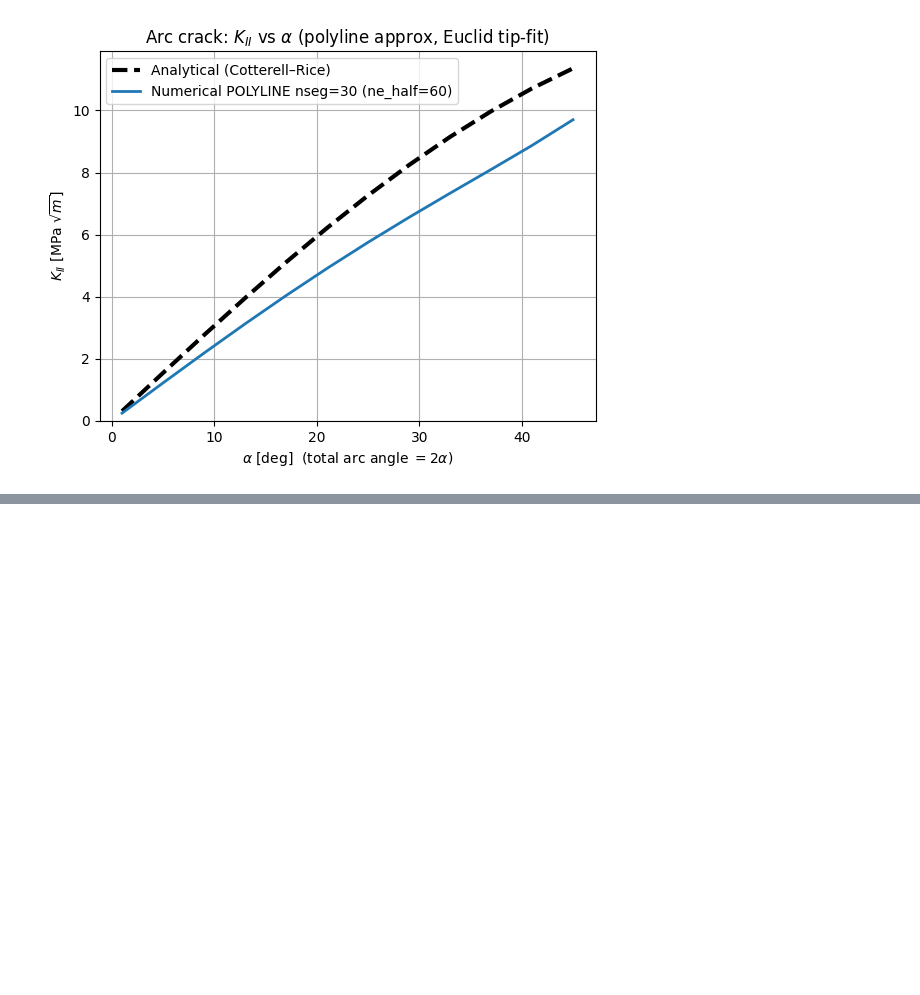
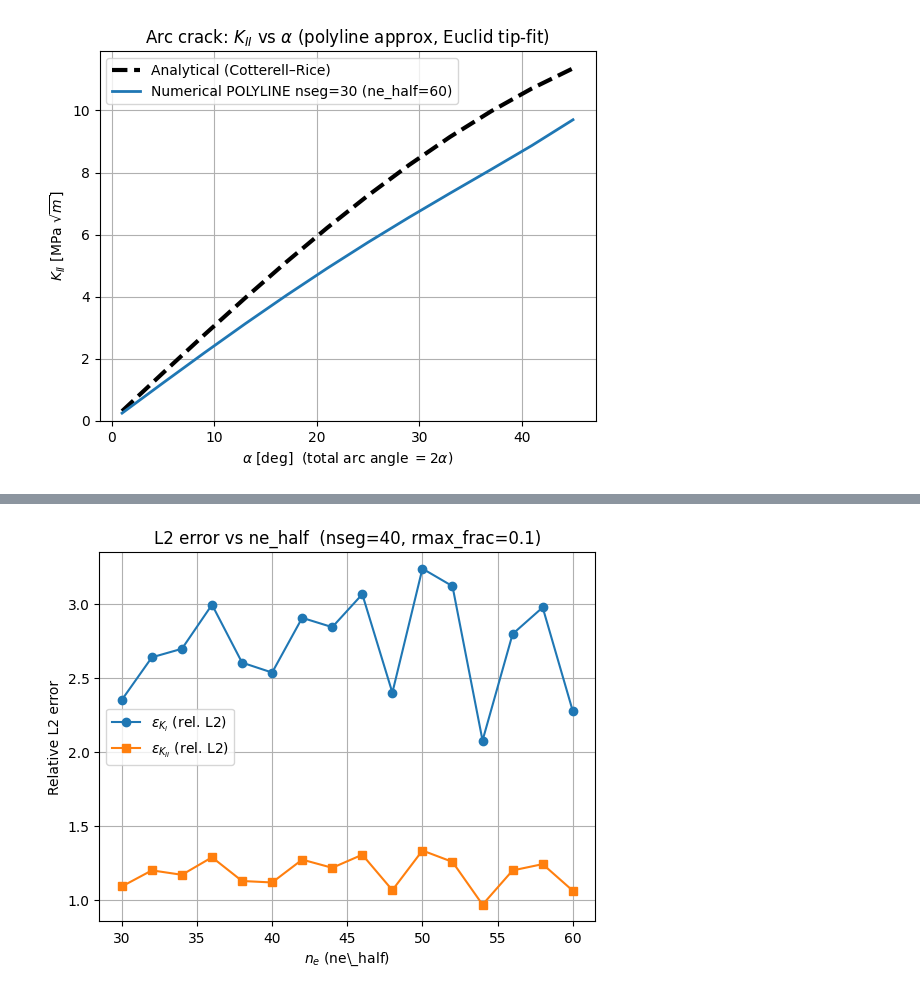
Before and after one commit to Ghoniem/Fracture, a Jupyter notebook: VCM_1_3/notebooks/validation.ipynb, the cells around one changed output, grey strips where cells are left out. Cells and saved outputs as stored; diff of their text form; code cells hidden in the pictures; blank space fills up the shorter version.

Commit message:
Validated Arc Polyline vs Cotterel-Rice with L2 error

```diff
--- a/VCM_1_3/notebooks/validation.ipynb
+++ b/VCM_1_3/notebooks/validation.ipynb
@@ -1531,7 +1531,7 @@ alpha_deg = np.linspace(1.0, 45.0, 12)
 alpha = np.deg2rad(alpha_deg)
 
 ne_half = 60
-nseg_test = 30
+nseg_test = 40
 edge_tip = nseg_test - 1
 scale = 1e-6
 
@@ -1716,0 +1720,89 @@ plt.show()
+# %%
+# ============================================================
+# Diagnostics: L2 error vs ne_half and vs rmax_frac
+# ============================================================
+
+def compute_K_arrays(ne_half_val, rmax_frac_val, *, fit_frac, min_segs, two_term):
+    KI_ana, KII_ana = [], []
+    KI_num, KII_num = [], []
+
+    for al in alpha:
+        R = a_chord / np.sin(al)
+        a_fit_global = R * al  # half arc length
+
+        KIa, KIIa = cotterell_rice_K(al, a_fit_global, sig_xx, sig_yy, sig_xy)
+        KI_ana.append(KIa); KII_ana.append(KIIa)
+
+        net, V = polyline_arc_network(al, a_chord, nseg=nseg_test)
+
+        KI_loc, KII_loc, KI_CR, KII_CR, meta = solve_K_polyline(
+            net, V, int(ne_half_val), edge_tip, a_fit_global,
+            E=E, nu=nu, plane=plane,
+            sig_xx=sig_xx, sig_yy=sig_yy, sig_xy=sig_xy,
+            base_knobs=base_knobs,
+            fit_frac=float(fit_frac),
+            min_segs=int(min_segs),
+            rmax_frac=float(rmax_frac_val),
+            two_term=bool(two_term),
+        )
+
+        # keep your convention (KII positive)
+        if KII_CR < 0.0:
+            KII_CR = -KII_CR
+
+        KI_num.append(KI_CR)
+        KII_num.append(KII_CR)
+
+    KI_ana = np.asarray(KI_ana, float)
+    KII_ana = np.asarray(KII_ana, float)
+    KI_num = np.asarray(KI_num, float)
+    KII_num = np.asarray(KII_num, float)
+    return KI_ana, KII_ana, KI_num, KII_num
+
+
+def rel_L2(num, ana):
+    num = np.asarray(num, float)
+    ana = np.asarray(ana, float)
+    denom = np.linalg.norm(ana)
+    if denom == 0:
+        return np.nan
+    return np.linalg.norm(num - ana) / denom
+
+
+# -------------------------
+# (1) L2 error vs ne_half
+# -------------------------
+ne_list = np.arange(30, 61, 2)  # 2..40 in steps of 2 (change if you want every integer)
+errKI_ne = []
+errKII_ne = []
+
+# Use the SAME knobs you currently used in the main loop
+fit_frac_fixed = 0.3
+min_segs_fixed = 4
+rmax_fixed = 0.1
+two_term_fixed = False
+
+for ne_val in ne_list:
+    KIa, KIIa, KIn, KIIn = compute_K_arrays(
+        ne_val, rmax_fixed,
+        fit_frac=fit_frac_fixed,
+        min_segs=min_segs_fixed,
+        two_term=two_term_fixed
+    )
+    errKI_ne.append(rel_L2(KIn, KIa))
+    errKII_ne.append(rel_L2(KIIn, KIIa))
+
+errKI_ne = np.asarray(errKI_ne, float)
+errKII_ne = np.asarray(errKII_ne, float)
+
+fig, ax = plt.subplots()
+ax.plot(ne_list, errKI_ne, "o-", label=r"$\epsilon_{K_I}$ (rel. L2)")
+ax.plot(ne_list, errKII_ne, "s-", label=r"$\epsilon_{K_{II}}$ (rel. L2)")
+ax.set_xlabel(r"$n_e$ (ne\_half)")
+ax.set_ylabel("Relative L2 error")
+ax.set_title(f"L2 error vs ne_half  (nseg={nseg_test}, rmax_frac={rmax_fixed})")
+ax.grid(True)
+ax.legend()
+plt.show()
+# %% [output]
+[figure, added]
```
Also changed, not shown: parts of 4 cells of this notebook, 1 other file.
